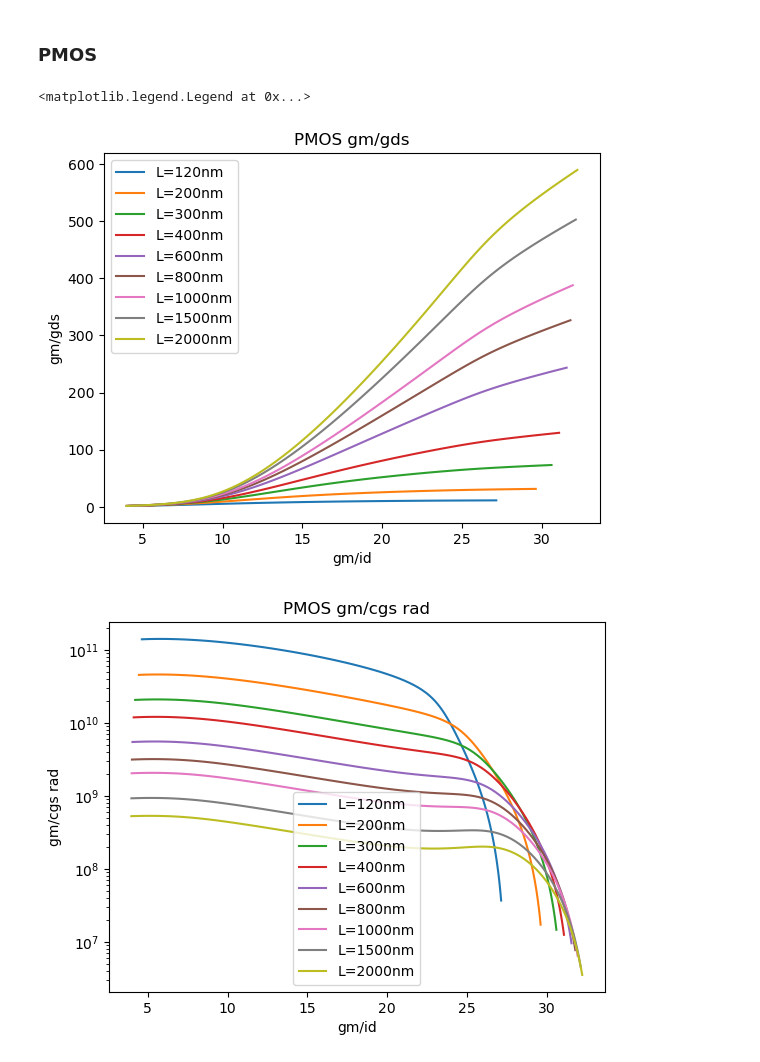
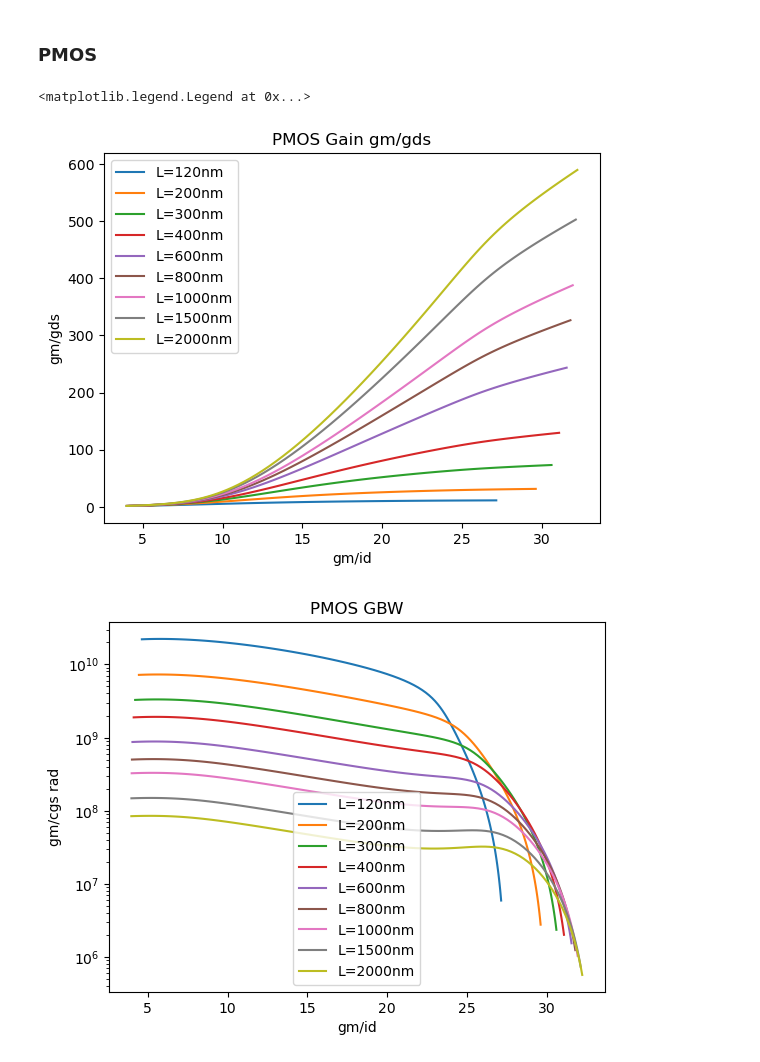
Before and after one commit to jagd700/CIA, a Jupyter notebook: Pratica 1/plot.ipynb, the cells around one changed output. Saved outputs shown, nothing was run; the diff lists cells and outputs as text; code cells hidden in the pictures.

Commit message:
gain and gbw plots done. km and ki calc. not right

```diff
--- a/Pratica 1/plot.ipynb
+++ b/Pratica 1/plot.ipynb
@@ -51,37 +68,70 @@ plt.legend()
+# %%
+L_nmos_index = 4
+gm_over_id_nmos = 25
+gm_nmos=690e-6
+Id_nmos = gm_nmos/gm_over_id_nmos
 # %% [markdown]
 ### PMOS
 # %%
 df_PMOS = []
 
 # read the csv files and store the data in a list of dataframes
 for i in range(0, len(Lsizes)):
-        df_CSV = pd.read_csv('Resultados/PMOS_W5u_L' + str(Lsizes[i]) + 'n_Vds200m.csv')
+        df_CSV_pmos = pd.read_csv('Resultados/PMOS_W5u_L' + str(Lsizes[i]) + 'n_Vds200m.csv')
         df_aux = pd.DataFrame()
-        df_aux["gm_over_id"] = abs(df_CSV["PM0:gm Y"]/df_CSV["PM0:id Y"])
-        df_aux["gm_over_gds"] = df_CSV["PM0:gm Y"]/df_CSV["PM0:gds Y"]
-        df_aux["gm_over_cgs_rad"] = df_CSV["PM0:gm Y"]/abs(df_CSV["PM0:cgs Y"])
+        df_aux["gm_over_id"] = abs(df_CSV_pmos["PM0:gm Y"]/df_CSV_pmos["PM0:id Y"])
+        df_aux["gm_over_gds"] = df_CSV_pmos["PM0:gm Y"]/df_CSV_pmos["PM0:gds Y"]
+        df_aux["gm_over_cgs_rad"] = df_CSV_pmos["PM0:gm Y"]/abs(df_CSV_pmos["PM0:cgs Y"]*2*math.pi)
+        df_aux["gds"] = df_CSV_pmos["PM0:gds Y"]
+        df_aux["Kgm"] = abs(gm_nmos/df_CSV_pmos["PM0:gm Y"]) # TESTE Kgm
+        df_aux["Ki"] = abs(Id_nmos/df_CSV_pmos["PM0:id Y"]) # TESTE Ki
+        df_aux["gm"] = abs(df_CSV_pmos["PM0:gm Y"])
+        df_aux["cdb"] = abs(df_CSV_pmos["PM0:cdb Y"])
         df_PMOS.append(df_aux)
 
 # Plot the gm/gds vs gm/id of the PMOS transistors
 plt.figure(1)
-plt.title("PMOS gm/gds")
+plt.title("PMOS Gain gm/gds")
 plt.ylabel("gm/gds")
 plt.xlabel("gm/id")
 for i in range(0, len(Lsizes)):
         plt.plot(df_PMOS[i]["gm_over_id"],df_PMOS[i]["gm_over_gds"], label="L=" + str(Lsizes[i]) + "nm")
 plt.legend()
 
 
 # Plot the gm/cgs rad vs gm/id of the PMOS transistors
 plt.figure(2)
-plt.title("PMOS gm/cgs rad")
+plt.title("PMOS GBW")
 plt.yscale('log')
 plt.ylabel("gm/cgs rad")
 plt.xlabel("gm/id")
 for i in range(0, len(Lsizes)):
         plt.plot(df_PMOS[i]["gm_over_id"],df_PMOS[i]["gm_over_cgs_rad"], label="L=" + str(Lsizes[i]) + "nm")
 plt.legend()
+
+
+# # Plot the Kgm vs gm/id of the PMOS transistors
+# plt.figure(3)
+# plt.title("PMOS Kgm")
+# plt.yscale('log')
+# plt.ylabel("Kgm")
+# plt.xlabel("gm/id")
+# for i in range(0, len(Lsizes)):
+#         plt.plot(df_PMOS[i]["gm_over_id"],df_PMOS[i]["Kgm"], label="L=" + str(Lsizes[i]) + "nm")
+#         # plt.plot(df_CSV_pmos[i]["PM0:id Y"],gm_nmos/df_CSV_pmos[i]["PM0:gm Y"], label="L=" + str(Lsizes[i]) + "nm")
+# plt.legend()
+
+
+# # Plot the Ki vs gm/id of the PMOS transistors
+# plt.figure(5)
+# plt.title("PMOS Ki")
+# plt.yscale('log')
+# plt.ylabel("Ki")
+# plt.xlabel("gm/id")
+# for i in range(0, len(Lsizes)):
+#         plt.plot(df_PMOS[i]["gm_over_id"],df_PMOS[i]["Ki"], label="L=" + str(Lsizes[i]) + "nm")
+# plt.legend()
 # %% [output]
 <matplotlib.legend.Legend at 0x...>
-[figure, old version]
+[figure, new version]
-[figure, old version]
+[figure, new version]
```
Also changed, not shown: parts of 15 cells of this notebook, 23 other files.
